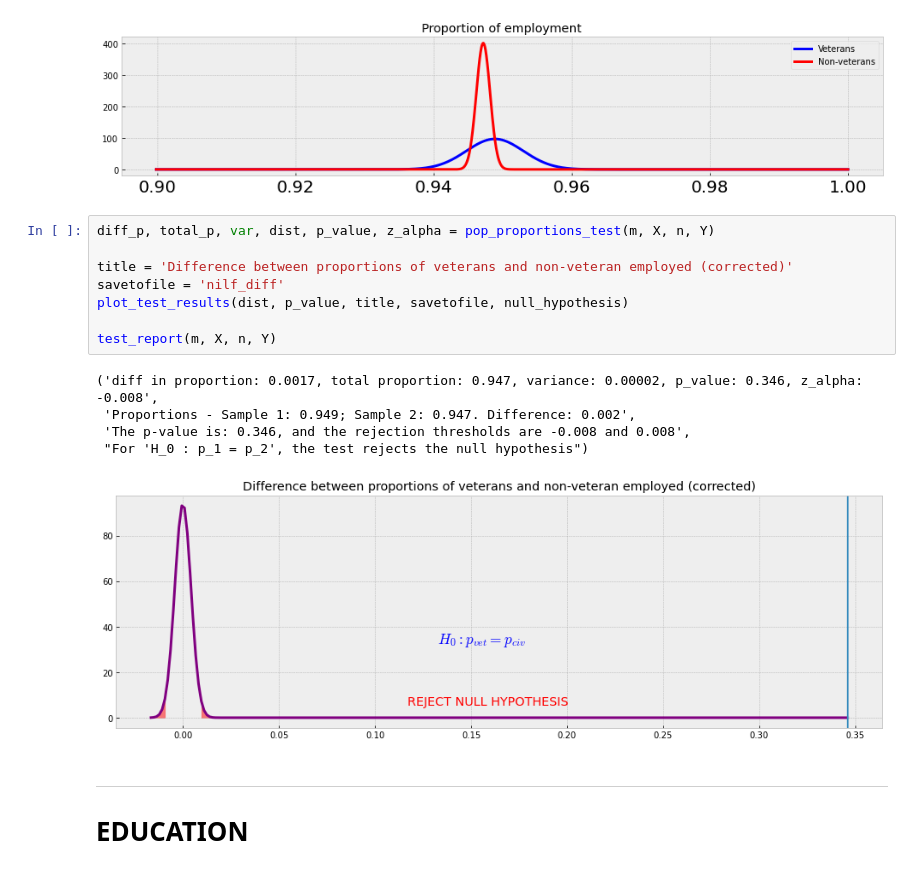
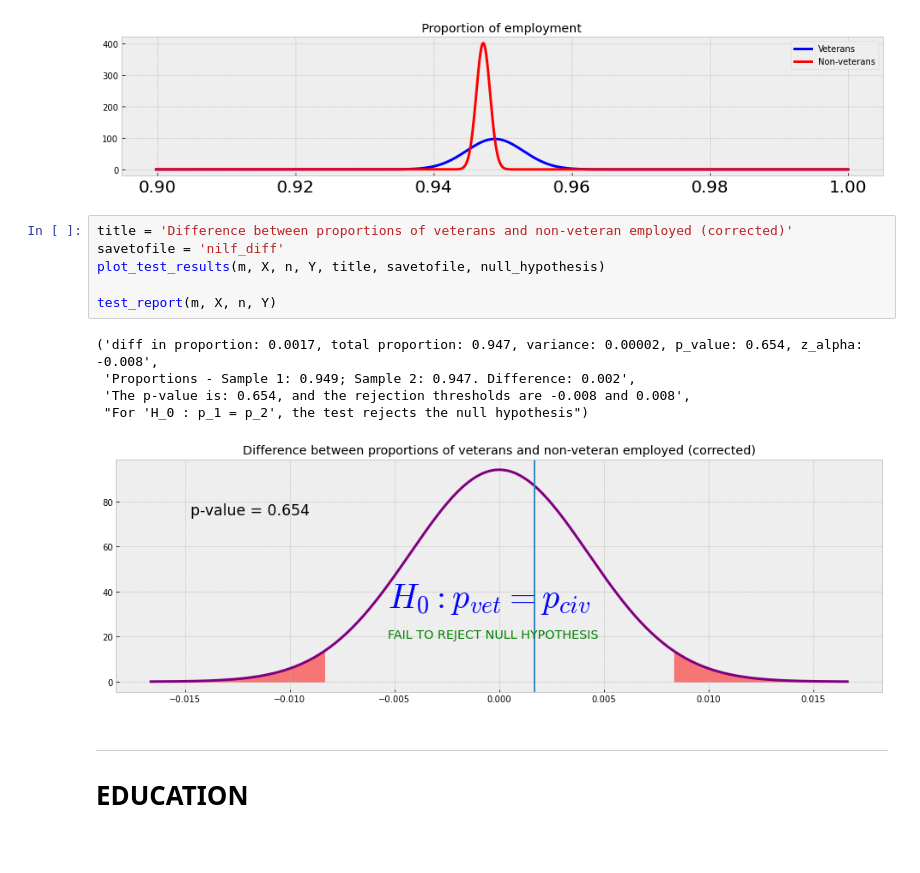
Before and after one commit to arcweld/DSI_Capstone_1, a Jupyter notebook: Cap1_final.ipynb, the cells around one changed output. Saved outputs shown, nothing was run; the diff lists cells and outputs as text.

```diff
--- a/Cap1_final.ipynb
+++ b/Cap1_final.ipynb
@@ -179,19 +177,17 @@ plot_workforce_proportions(m, X, n, Y, title, savetofile)
 # %% [output]
 [figure]
 # %%
-diff_p, total_p, var, dist, p_value, z_alpha = pop_proportions_test(m, X, n, Y)
-
 title = 'Difference between proportions of veterans and non-veteran employed (corrected)'
 savetofile = 'nilf_diff'
-plot_test_results(dist, p_value, title, savetofile, null_hypothesis)
+plot_test_results(m, X, n, Y, title, savetofile, null_hypothesis)
 
 test_report(m, X, n, Y)
 # %% [output]
-('diff in proportion: 0.0017, total proportion: 0.947, variance: 0.00002, p_value: 0.346, z_alpha: -0.008',
+('diff in proportion: 0.0017, total proportion: 0.947, variance: 0.00002, p_value: 0.654, z_alpha: -0.008',
  'Proportions - Sample 1: 0.949; Sample 2: 0.947. Difference: 0.002',
- 'The p-value is: 0.346, and the rejection thresholds are -0.008 and 0.008',
+ 'The p-value is: 0.654, and the rejection thresholds are -0.008 and 0.008',
  "For 'H_0 : p_1 = p_2', the test rejects the null hypothesis")
-[figure, old version]
+[figure, new version]
 # %% [markdown]
 ---
 
```
Also changed, not shown: parts of 9 cells of this notebook, 8 other files.
